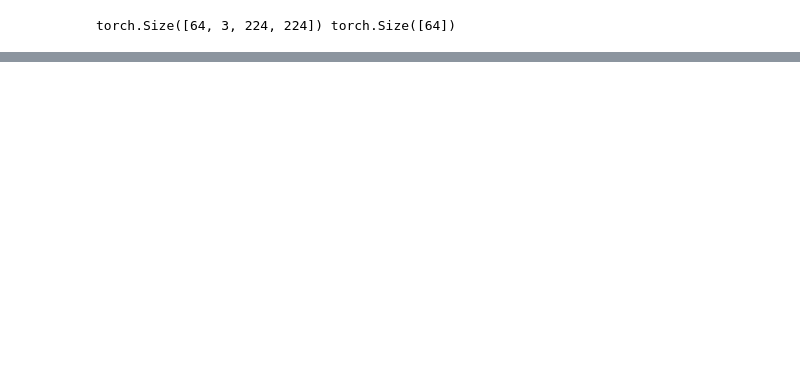
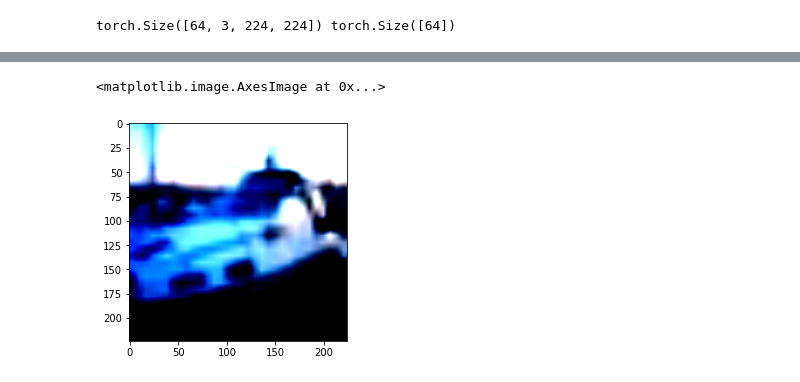
Before and after one commit to LamineTourelab/Tutorial, a Jupyter notebook: Transfer_learning_using_VGG16.ipynb, the cells around one changed output, grey strips where cells are left out. Drawn from its saved outputs; the diff is of its cells as text; code cells hidden in the pictures; blank space fills up the shorter version.

```diff
--- a/Transfer_learning_using_VGG16.ipynb
+++ b/Transfer_learning_using_VGG16.ipynb
@@ -46,6 +62,7 @@ for images, labels in trainloader:
 # %% [output]
 torch.Size([64, 3, 224, 224]) torch.Size([64])
 # %%
-model1= models.vgg16(pretrained=True)
+model = models.vgg16(pretrained=True)
+model
 # %% [output]
 Downloading: "https://download.pytorch.org/models/vgg16-397923af.pth" to /root/.cache/torch/hub/checkpoints/vgg16-397923af.pth
@@ -71,0 +154,2 @@ VGG(
+# %%
+criterion = nn.NLLLoss()
@@ -71,0 +237,18 @@ VGG(
+# %%
+CIFAR10_classes = ['plane', 'car', 'bird', 'cat',
+           'deer', 'dog', 'frog', 'horse', 'ship', 'truck']
+
+
+model.to('cpu')
+
+model.eval()
+
+with torch.no_grad():
+  images, labels = next(iter(testloader))
+  logps = model(images)
+
+  output = torch.exp(logps)
+
+  pred = torch.argmax(output,1)
+
+model.train()
@@ -71,0 +273,20 @@ VGG(
+# %%
+test_image_id=2
+
+def denormalize(tensor):
+  tensor = tensor*std+ mean
+  return tensor
+
+def show_img(img):
+  img = img.numpy().transpose((1,2,0))
+  img = denormalize(img)
+  img = np.clip(img,0,1)
+  plt.imshow(img)
+
+def get_CIFAR10_class(id):
+  CIFAR10_classes = ['plane', 'car', 'bird', 'cat',
+           'deer', 'dog', 'frog', 'horse', 'ship', 'truck']
+  return CIFAR10_classes[id]
+
+show_img(images[test_image_id])
+print(get_CIFAR10_class(pred[test_image_id]))
@@ -71,0 +332,5 @@ VGG(
+# %%
+plt.imshow(np.clip(np.transpose(images[test_image_id],(1,2,0)),0,1))
+# %% [output]
+<matplotlib.image.AxesImage at 0x...>
+[figure, added]
```
Also changed, not shown: parts of 39 cells of this notebook.
